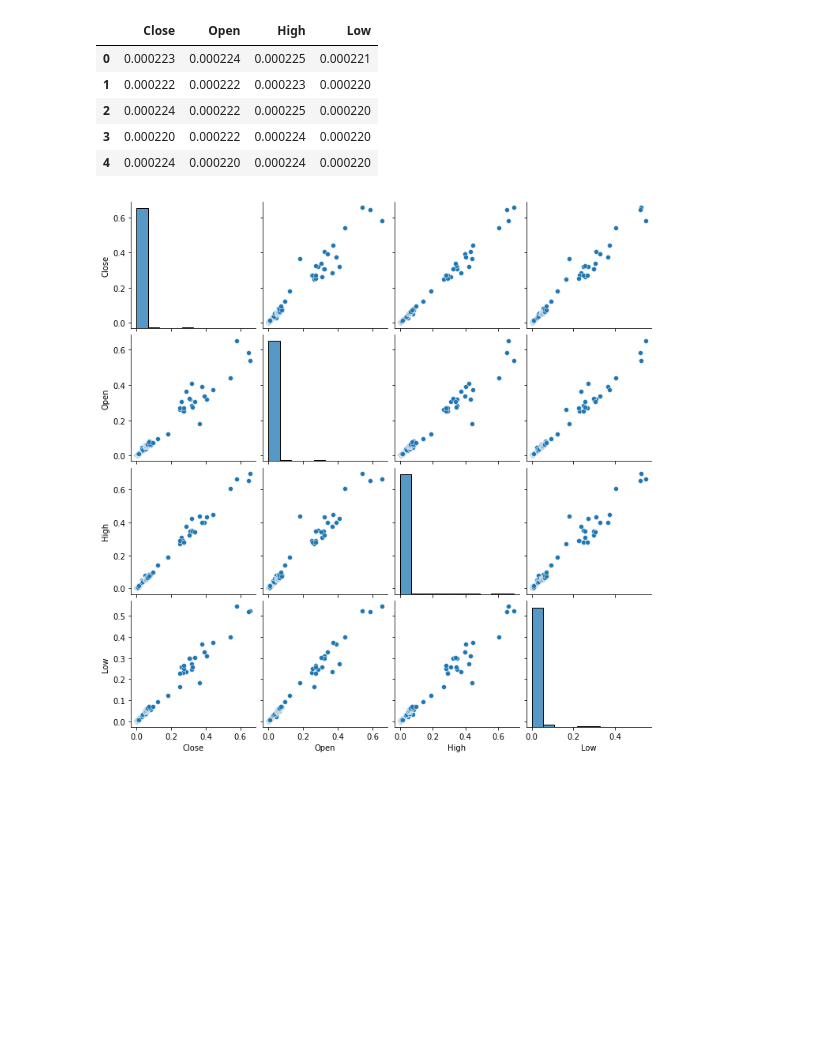
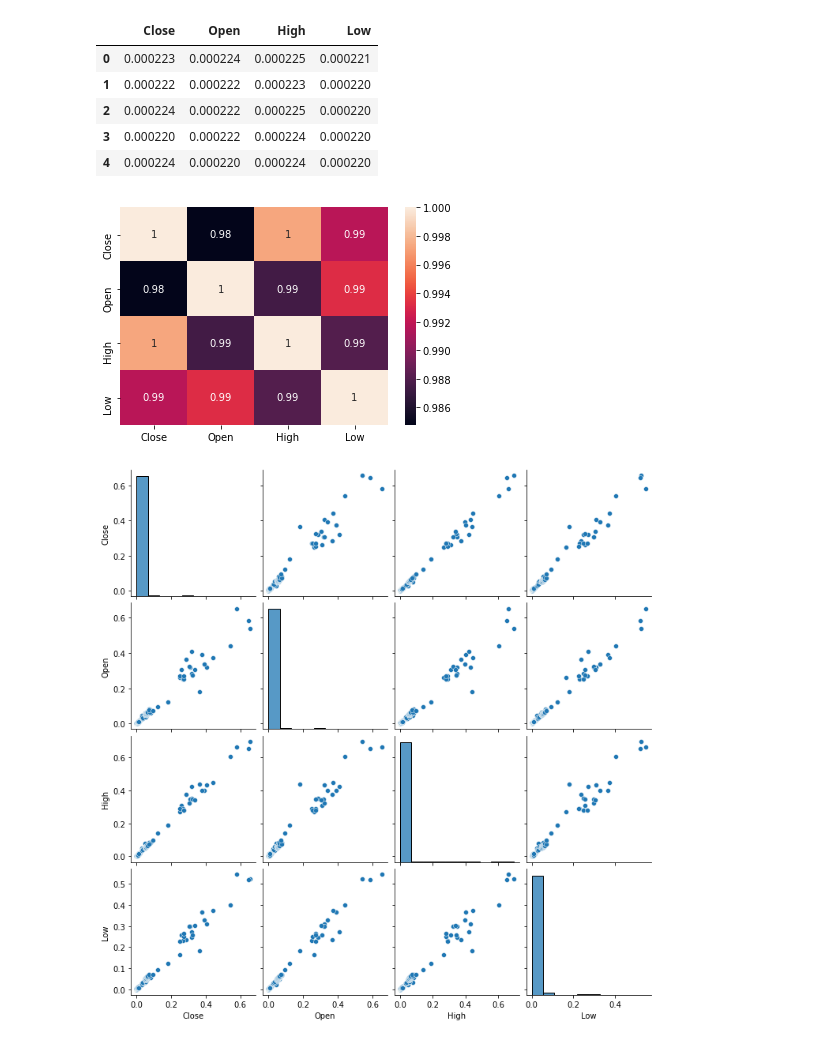
Before and after one commit to Justdek-code/data-science, a Jupyter notebook: cryptocurrency_analyse_pet_project/elon_musk_dogecoin_research.ipynb, the cells around one changed output. Saved outputs shown, nothing was run; the diff lists cells and outputs as text; code cells hidden in the pictures; blank space fills up the shorter version.

```diff
--- a/cryptocurrency_analyse_pet_project/elon_musk_dogecoin_research.ipynb
+++ b/cryptocurrency_analyse_pet_project/elon_musk_dogecoin_research.ipynb
@@ -291,6 +291,10 @@ dogecoin_price_data.head()
 | 2 | 0.000224 | 0.000222 | 0.000225 | 0.000220 |
 | 3 | 0.000220 | 0.000222 | 0.000224 | 0.000220 |
 | 4 | 0.000224 | 0.000220 | 0.000224 | 0.000220 |
+# %%
+sns.heatmap(dogecoin_price_data.corr(), annot=True);
+# %% [output]
+[figure, added]
 # %%
 sns.pairplot(dogecoin_price_data, diag_kws = {'bins':10});
 # %% [output]
```
Also changed, not shown: parts of 43 cells of this notebook.
